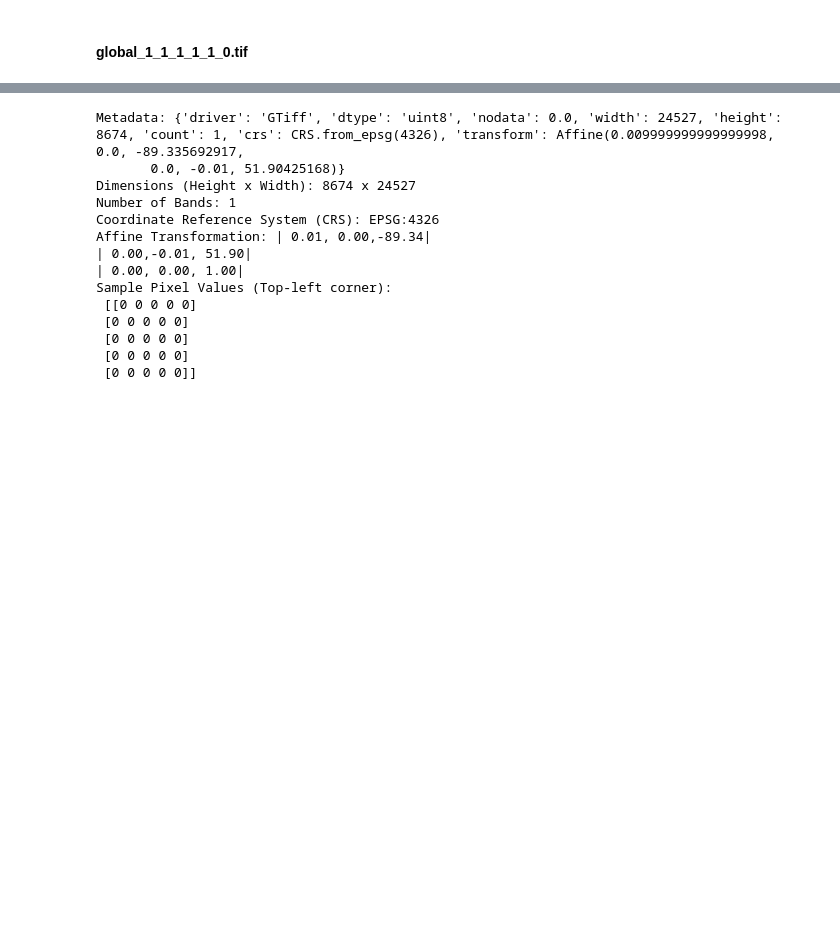
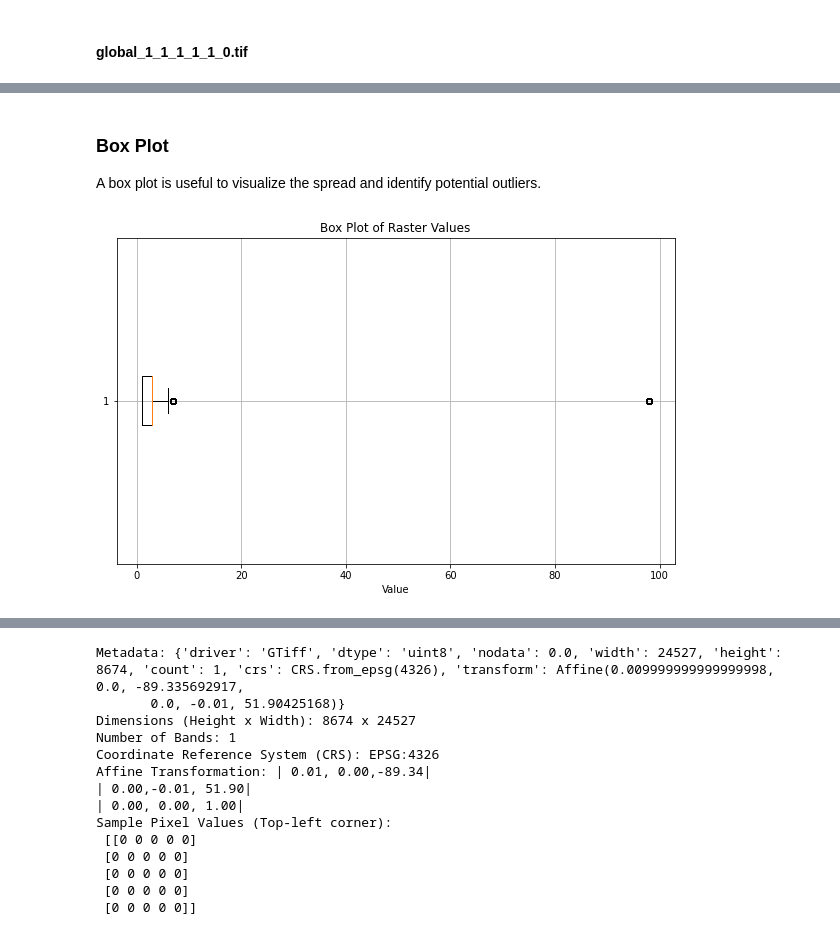
Before and after one commit to DavidGathimbaM/Energy-Access-and-Electrification-planning, a Jupyter notebook: group_workbook/Peter.ipynb, the cells around one changed output, grey strips where cells are left out. Saved outputs shown, nothing was run; the diff lists cells and outputs as text; code cells hidden in the pictures; blank space fills up the shorter version.

```diff
--- a/group_workbook/Peter.ipynb
+++ b/group_workbook/Peter.ipynb
@@ -234,0 +326,12 @@ plt.show()
+# %% [markdown]
+### Box Plot
+A box plot is useful to visualize the spread and identify potential outliers.
+# %%
+plt.figure(figsize=(10, 6))
+plt.boxplot(raster_data[~np.isnan(raster_data)], vert=False)
+plt.xlabel('Value')
+plt.title('Box Plot of Raster Values')
+plt.grid()
+plt.show()
+# %% [output]
+[figure, added]
```
Also changed, not shown: parts of 26 cells of this notebook.
